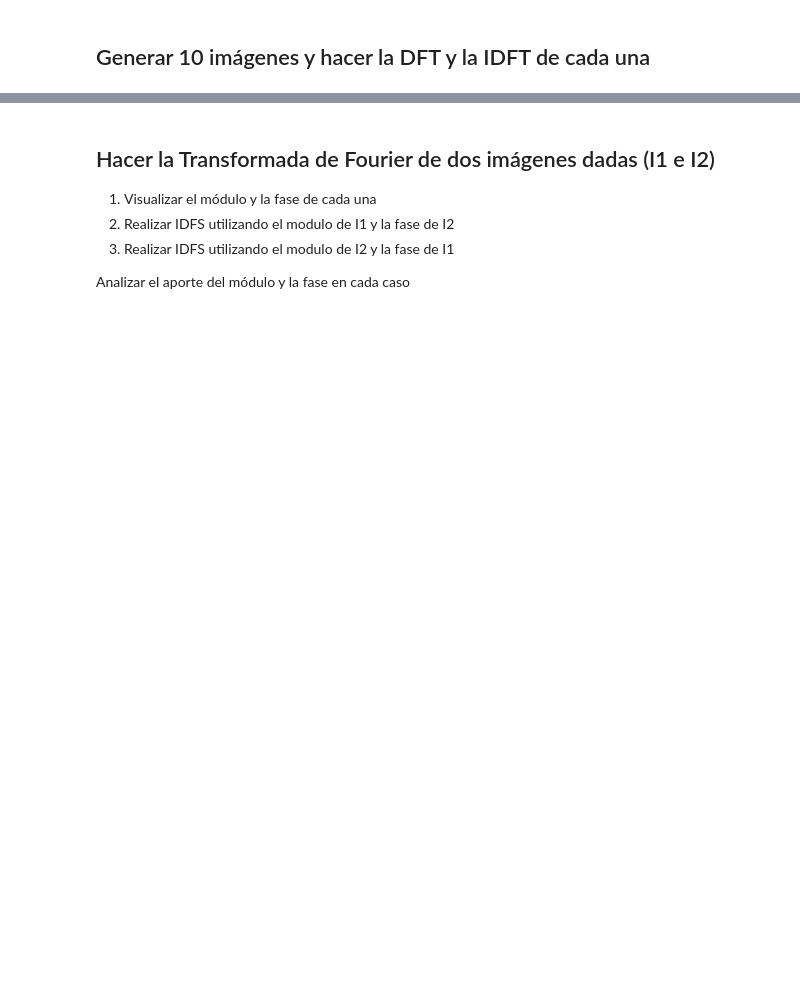
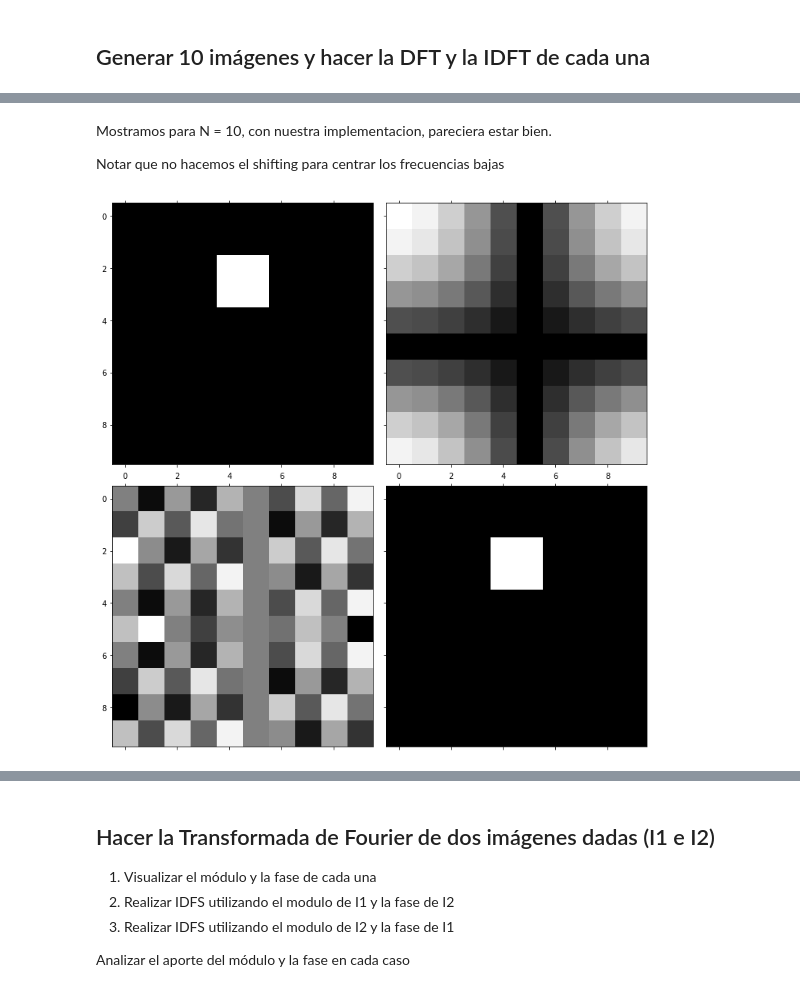
Before and after one commit to KenetC/ProcImg, a Jupyter notebook: Labos/Practica4.ipynb, the cells around one changed output, grey strips where cells are left out. Drawn from its saved outputs; the diff is of its cells as text; code cells hidden in the pictures; blank space fills up the shorter version.

```diff
--- a/Labos/Practica4.ipynb
+++ b/Labos/Practica4.ipynb
@@ -153,13 +232,2 @@ plt.show()
 # %% [markdown]
 ## Generar 10 imágenes y hacer la DFT y la IDFT de cada una
-# %%
-"""
-Recuerden que DFT devuelve numeros complejos, en este caso querremos devolver 2
-matrices, la primera contendra la magnitud del numero en la frecuencia y la segunda
-contendra su angulo
-"""
-def DFT_2D(imagen):
-  pass
-
-def IDFT_2D(frecuenciasMagnitud, frecuenciasAngulo):
-  pass
@@ -177 +300,35 @@ def mostrarDFTyIDFT(imagenOriginal):
+# %%
+def mostrarV(img_original):
+    dfs_img = fft2(img_original)
+    dfs_mag = np.abs(dfs_img)
+    dfs_phase = np.angle(dfs_img)
+#     inv = np.fft.ifft(dfs_img)
+    inv = IDFT_2D(dfs_mag,dfs_phase)
+    fig, axes = plt.subplots(2,2, figsize=(10, 10),sharex=True, sharey=True, layout="constrained")
+    axes[0][0].matshow(img_original, cmap=plt.cm.gray)
+    axes[0][1].matshow(dfs_mag, cmap=plt.cm.gray)
+    axes[1][0].matshow(dfs_phase, cmap=plt.cm.gray)
+    axes[1][1].matshow(np.real(inv), cmap=plt.cm.gray)
+# %% [markdown]
+Mostramos para N = 10, con nuestra implementacion, pareciera estar bien.
+
+Notar que no hacemos el shifting para centrar los frecuencias bajas
+# %%
+# Indicamos el tamano de la imagen
+dimensionImagen = 10
+
+#### Cuadrado transladado ####
+# Creamos una imagen vacia
+imagenCuadradoTransladado = np.zeros((dimensionImagen, dimensionImagen), dtype=np.uint8)
+# Iniciamos donde estará el cuadrado
+start = (2,4)
+# Dado el tamaño de los lados y su punto de inicio, nos devuelve las filas y columnas que ocupará
+rr, cc = rectangle(start, extent=(2, 2), shape=imagenCuadradoTransladado.shape)
+# Pintamos esas celdas de blanco
+imagenCuadradoTransladado[rr, cc] = 255
+
+# Mostramos DFT e IDFT
+mostrarV(imagenCuadradoTransladado / 255)
+# %% [output]
+[figure, added]
 # %%
```
Also changed, not shown: parts of 18 cells of this notebook.
